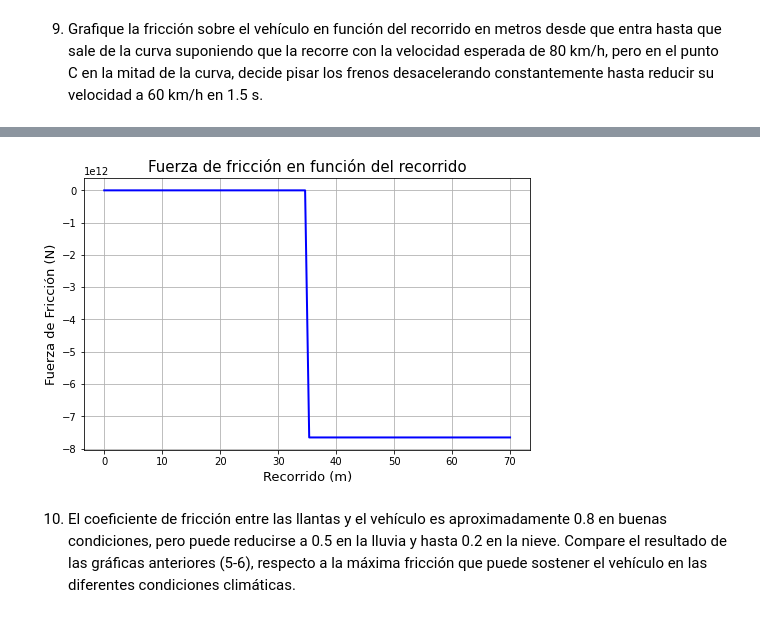
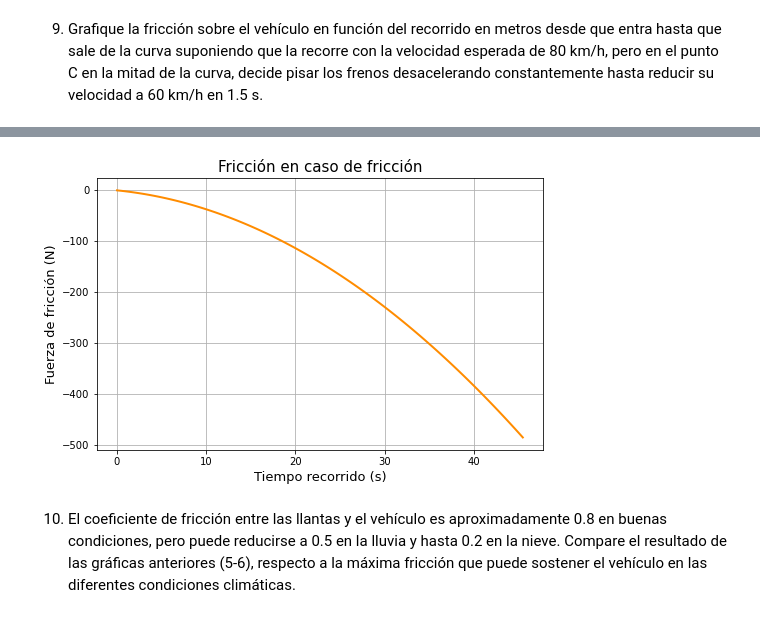
Before and after one commit to adazaa21/a_dazaa_2_HC, a Jupyter notebook: Taller_1.3_Daza.ipynb, the cells around one changed output, grey strips where cells are left out. Cells and saved outputs as stored; diff of their text form; code cells hidden in the pictures.

```diff
--- a/Taller_1.3_Daza.ipynb
+++ b/Taller_1.3_Daza.ipynb
@@ -198,13 +194,13 @@ v = (80/3.6)/p  # conversión de km/h a m/s
 
 a = p*v**2
 # Crear un array de recorrido en metros
-recorrido = np.linspace(1, p, 10)
+tiempo = np.linspace(1, 60, 10)
 
 # Calcular la fuerza de fricción para cada valor de recorrido
-Fr = [(m * a) for i in recorrido]
+Fr = [(m * a) for i in tiempo]
 
 # Crear arrays para los valores de x e y en el gráfico
-x = recorrido
+x = tiempo
 y = Fr
 
 # Configurar y mostrar el gráfico
@@ -213,7 +209,7 @@ ver = 5
 plt.figure(figsize=(hor, ver))
 plt.title('Fuerza de fricción en función del recorrido', fontsize=15)
 plt.ylabel('Fuerza de fricción (N)', fontsize=13)
-plt.xlabel('Recorrido (m)', fontsize=13)
+plt.xlabel('Tiempo transcurrido (s)', fontsize=13)
 plt.plot(x, y, color='blue', linewidth=2)
 plt.grid()
 plt.show()
@@ -224,48 +223,49 @@ plt.show()
 # %%
 #Variables
 m = 1300  # kg
 g = 9.81  # m/s²
 p = 70  # radio de la curva (m)
 v_fc = 80/3.6  #m/s
 v_ic = 60/3.6  # m/s
 d_tiempoc = 1.5  #seg
 Fr
 v
 
 # Aceleración tangencial
 acel_t = ((v_fc - v_ic) / d_tiempoc)/p
-# Crear array para graficar luego (eje x)
-recorrido = np.linspace(0, p, 100)
 
-# Fuerza de fricción en función del recorrido
-F_friccion = []
+#Calcular tiempo en recorrer 1/2 de 1/4 de la curva por medio de la fórmula:
 
-for i in recorrido:
-    for x in Fr:
-        fric = float(x)
-    if i < p/2:
-        F_friccion.append(fric)  # Fuerza centrífuga constante en la primera mitad de la curva
-    else:
-        # Calcular la fuerza de fricción total (suma vectorial de aceleración tangencial y centrífuga)
-        acel_total = p*acel_t-p*(fric**2)
-        F_friccion.append(acel_total*m)
+t1 = np.sqrt(np.pi*p-4*v_ic/p)/np.sqrt(2*acel_t)
+t2 = -1*(np.sqrt(np.pi*p-4*v_ic/p)/np.sqrt(2*acel_t))
+t1 #se toma el valor positivo, t1
 
-# Crear arrays para los valores de x e y en el gráfico
-x = recorrido
-y = F_friccion
+#teniendo este tiempo creo intervalo para graficar
+t1_valores = np.linspace(0,t1,100)
+#ecuación para aceleración cuando hay cambio de magnitud y dirección
 
-# Configurar y mostrar el gráfico
+a_tramo2 = []
+for i in t1_valores:
+    a = p*acel_t-p*(acel_t*i+v_ic/p)**2
+    a_tramo2.append(a)
+
+Fr_tramo = []
+for j in a_tramo2:
+    f_friccion = m*j
+    Fr_tramo.append(j)
+
+x_3 = t1_valores
+y_3 = Fr_tramo
 hor = 8
 ver = 5
 plt.figure(figsize=(hor, ver))
-plt.title('Fuerza de fricción en función del recorrido', fontsize=15)
-plt.ylabel('Fuerza de Fricción (N)', fontsize=13)
-plt.xlabel('Recorrido (m)', fontsize=13)
-plt.plot(x, y, color='blue', linewidth=2)
+plt.title('Fricción en caso de fricción', fontsize=15) # Título
+plt.ylabel('Fuerza de fricción (N)', fontsize=13) # Etiqueta eje vertical
+plt.xlabel('Tiempo recorrido (s)', fontsize=13) # Etiqueta eje horizontal
+plt.plot(x_3, y_3, color='darkorange', linewidth=2)
 plt.grid()
-plt.show()
 # %% [output]
-[figure, old version]
+[figure, new version]
 # %% [markdown]
 10. El coeficiente de fricción entre las llantas y el vehículo es aproximadamente 0.8 en buenas condiciones, pero puede reducirse a 0.5 en la lluvia y hasta 0.2 en la nieve. Compare el resultado de las gráficas anteriores (5-6), respecto a la máxima fricción que puede sostener el vehículo en las diferentes condiciones climáticas.
 # %% [markdown]
```
Also changed, not shown: parts of 11 cells of this notebook.
